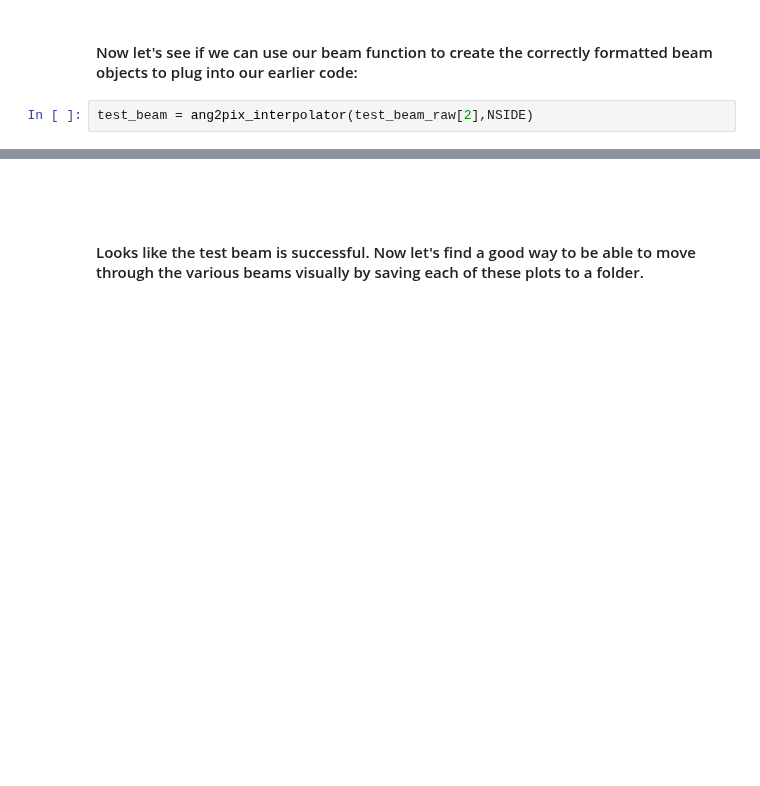
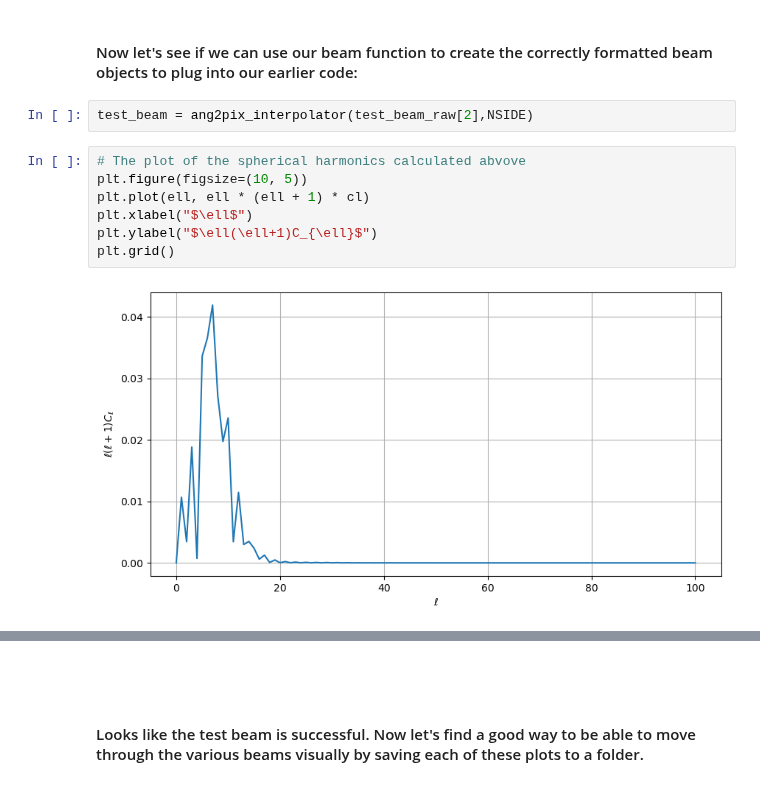
Before and after one commit to daba9359/LuCEE-Night_Simulation, a Jupyter notebook: Beam_weighted_foreground/Simulating_Beam_Weighted_Foreground.ipynb, the cells around one changed output, grey strips where cells are left out. Drawn from its saved outputs; the diff is of its cells as text; blank space fills up the shorter version.

```diff
--- a/Beam_weighted_foreground/Simulating_Beam_Weighted_Foreground.ipynb
+++ b/Beam_weighted_foreground/Simulating_Beam_Weighted_Foreground.ipynb
@@ -627,6 +648,15 @@ plt.legend()
 #### Now let's see if we can use our beam function to create the correctly formatted beam objects to plug into our earlier code:
 # %%
 test_beam = ang2pix_interpolator(test_beam_raw[2],NSIDE)
+# %%
+# The plot of the spherical harmonics calculated abvove
+plt.figure(figsize=(10, 5))
+plt.plot(ell, ell * (ell + 1) * cl)
+plt.xlabel("$\ell$")
+plt.ylabel("$\ell(\ell+1)C_{\ell}$")
+plt.grid()
+# %% [output]
+[figure, added]
 # %%
 # now let's weight the haslam data with the beam:
 # hp.mollview(haslam_data,title="Haslam Galaxy Map")
```
Also changed, not shown: parts of 17 cells of this notebook.
